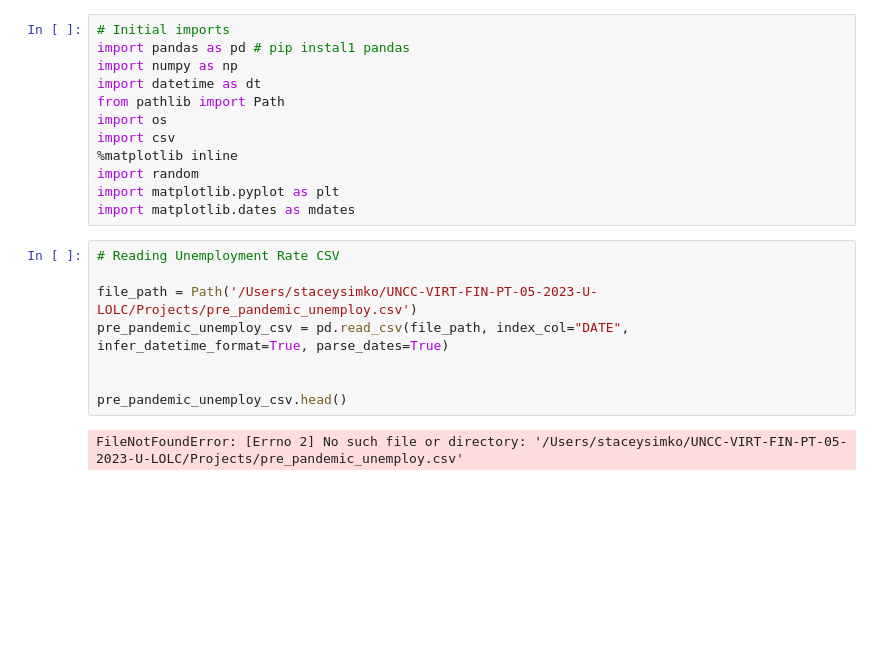
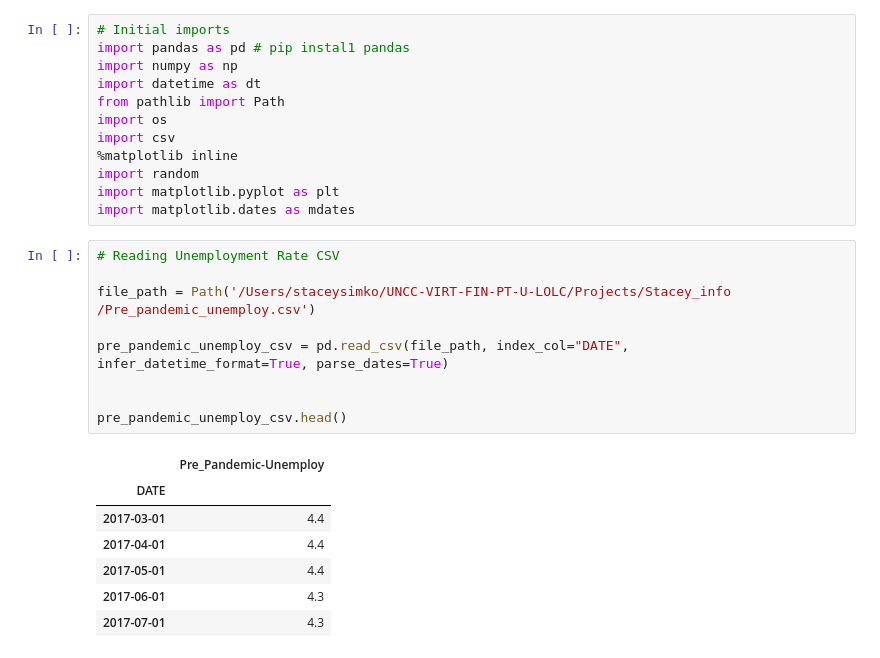
Before and after one commit to SMSIMKO/Group-4-Project-, a Jupyter notebook: Stacey.ipynb, the cells around one changed output. Saved outputs shown, nothing was run; the diff lists cells and outputs as text; blank space fills up the shorter version.

```diff
--- a/Stacey.ipynb
+++ b/Stacey.ipynb
@@ -13,11 +13,18 @@ import matplotlib.dates as mdates
 # %%
 # Reading Unemployment Rate CSV
 
-file_path = Path('/Users/staceysimko/UNCC-VIRT-FIN-PT-05-2023-U-LOLC/Projects/pre_pandemic_unemploy.csv')
+file_path = Path('/Users/staceysimko/UNCC-VIRT-FIN-PT-U-LOLC/Projects/Stacey_info /Pre_pandemic_unemploy.csv')
+
 pre_pandemic_unemploy_csv = pd.read_csv(file_path, index_col="DATE", infer_datetime_format=True, parse_dates=True)
 
 
 pre_pandemic_unemploy_csv.head()
 # %% [output]
-FileNotFoundError: [Errno 2] No such file or directory: '/Users/staceysimko/UNCC-VIRT-FIN-PT-05-2023-U-LOLC/Projects/pre_pandemic_unemploy.csv'
+|  | Pre_Pandemic-Unemploy |
+| DATE |  |
+| 2017-03-01 | 4.4 |
+| 2017-04-01 | 4.4 |
+| 2017-05-01 | 4.4 |
+| 2017-06-01 | 4.3 |
+| 2017-07-01 | 4.3 |
 # %%
```
Also changed, not shown: parts of 16 cells of this notebook.
